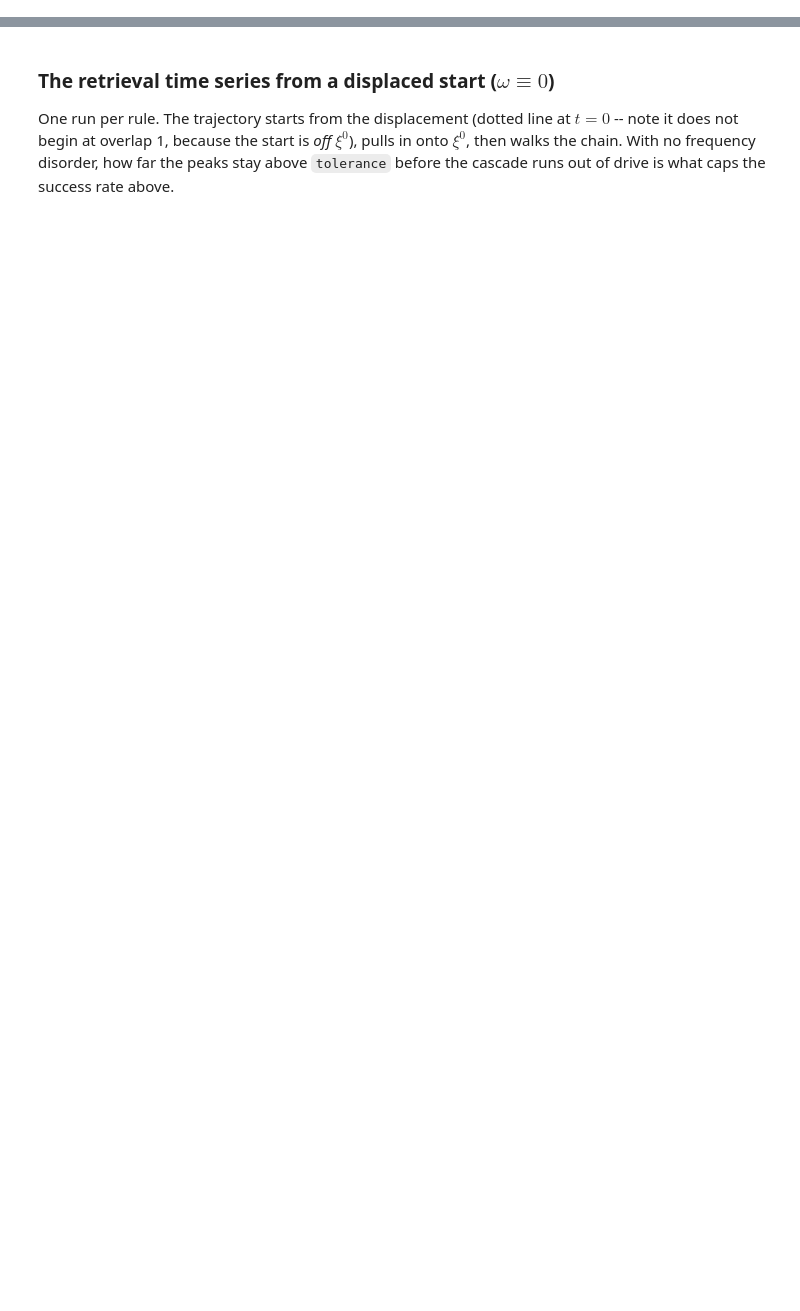
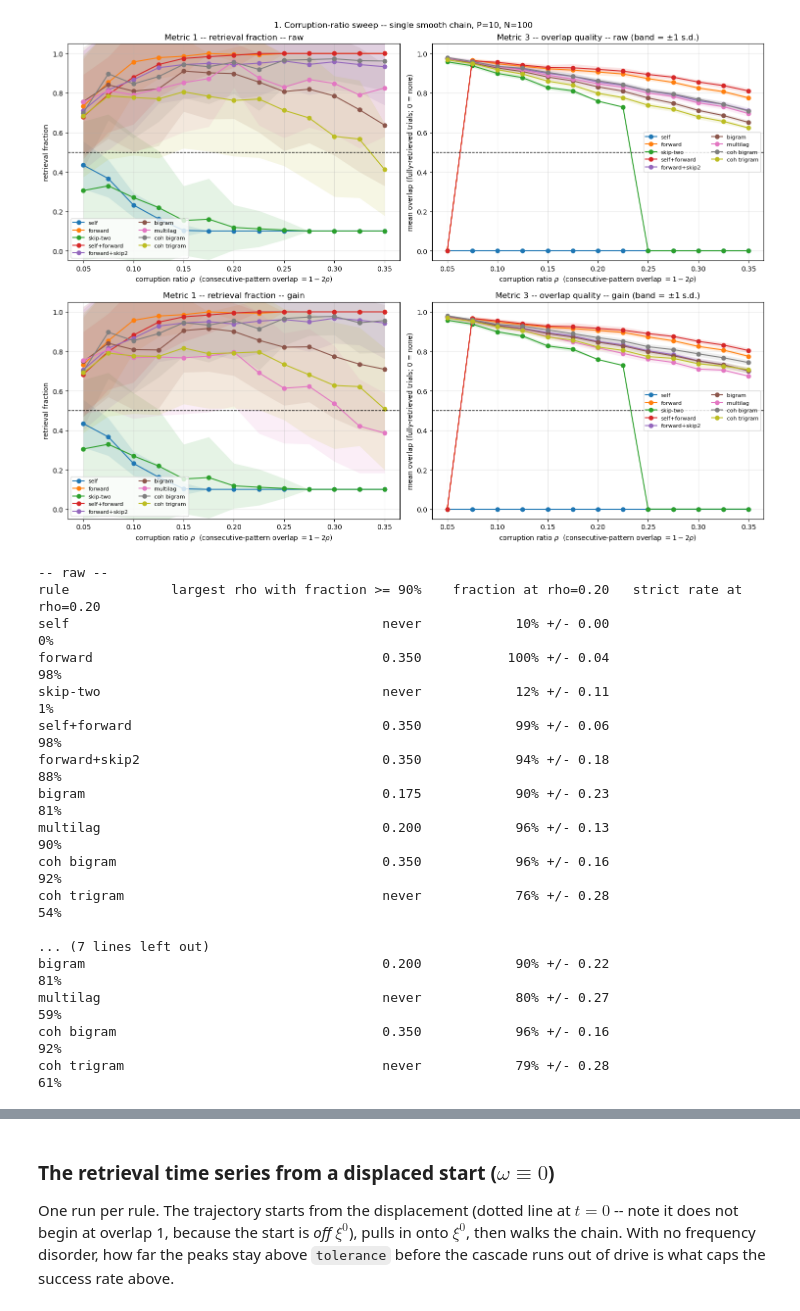
Before and after one commit to dvnrlv/Kuramoto-CD-DAM, a Jupyter notebook: kuramoto/hetero_learning/robustness_sweep.ipynb, the cells around one changed output, grey strips where cells are left out. Cells and saved outputs as stored; diff of their text form; code cells hidden in the pictures; blank space fills up the shorter version.

```diff
--- a/kuramoto/hetero_learning/robustness_sweep.ipynb
+++ b/kuramoto/hetero_learning/robustness_sweep.ipynb
@@ -973,0 +416,68 @@ Two edge cases in the intrinsic-frequency disorder `omega`:
+# %%
+CORRUPTION_SWEEP_RATES = np.linspace(0.05, 0.35, 13)
+
+corruption_results = {}
+for tag in ("raw", "gain"):
+    corruption_results[tag] = {}
+    for rho in CORRUPTION_SWEEP_RATES:
+        # the gain correction depends on rho, so rebuild the catalogue at each operating point
+        catalogue = (RAW_CATALOGUE if tag == "raw" else
+                     {name: kc.proportional_gain(rule, rho) for name, rule in RAW_CATALOGUE.items()})
+        corruption_results[tag][rho] = single_sequence_score_sweep(
+            catalogue, seq_len=SEQ_LEN, corruption_rate=rho, N=N, trials=SINGLE_SEQ_TRIALS)
+
+fig, axes = plt.subplots(2, 2, figsize=(15, 11))
+for row, tag in enumerate(("raw", "gain")):
+    for name in RAW_CATALOGUE:
+        band(axes[row, 0], CORRUPTION_SWEEP_RATES,
+             [corruption_results[tag][r][name]["retrieval_fraction"] for r in CORRUPTION_SWEEP_RATES],
+             [corruption_results[tag][r][name]["fraction_std"] for r in CORRUPTION_SWEEP_RATES],
+             label=name)
+        band(axes[row, 1], CORRUPTION_SWEEP_RATES,
+             [corruption_results[tag][r][name]["mean_overlap"] for r in CORRUPTION_SWEEP_RATES],
+             [corruption_results[tag][r][name]["overlap_std"] for r in CORRUPTION_SWEEP_RATES],
+             label=name)
+    axes[row, 0].axhline(0.5, color="k", ls="--", lw=1)
+    axes[row, 0].set_ylabel("retrieval fraction")
+    axes[row, 0].set_title(f"Metric 1 -- retrieval fraction -- {tag}")
+    axes[row, 1].axhline(CONFIG["tolerance"], color="k", ls="--", lw=1)
+    axes[row, 1].set_ylabel("mean overlap (fully-retrieved trials; 0 = none)")
+    axes[row, 1].set_title(f"Metric 3 -- overlap quality -- {tag} (band = $\\pm 1$ s.d.)")
+    for ax in axes[row]:
+        ax.set_xlabel(r"corruption ratio $\rho$  (consecutive-pattern overlap $= 1 - 2\rho$)")
+        ax.set_ylim(-0.05, 1.05); ax.legend(fontsize=8, ncol=2); ax.grid(alpha=0.3)
+fig.suptitle(f"1. Corruption-ratio sweep -- single smooth chain, P={SEQ_LEN + 1}, N={N}")
+plt.tight_layout(); plt.show()
+
+for tag in ("raw", "gain"):
+    print(f"-- {tag} --")
+    print(f"{'rule':<15}{'largest rho with fraction >= 90%':>34}{'fraction at rho=0.20':>24}"
+          f"{'strict rate at rho=0.20':>26}")
+    for name in RAW_CATALOGUE:
+        passing = [r for r in CORRUPTION_SWEEP_RATES
+                   if corruption_results[tag][r][name]["retrieval_fraction"] >= 0.9]
+        best = f"{max(passing):.3f}" if passing else "never"
+        near = min(CORRUPTION_SWEEP_RATES, key=lambda r: abs(r - 0.20))
+        at = corruption_results[tag][near][name]
+        frac = f"{at['retrieval_fraction']:.0%} +/- {at['fraction_std']:.2f}"
+        print(f"{name:<15}{best:>34}{frac:>24}{at['retrieval_rate']:>26.0%}")
+    print()
+# %% [output]
+[figure, added]
+-- raw --
+rule             largest rho with fraction >= 90%    fraction at rho=0.20   strict rate at rho=0.20
+self                                        never            10% +/- 0.00                        0%
+forward                                     0.350           100% +/- 0.04                       98%
+skip-two                                    never            12% +/- 0.11                        1%
+self+forward                                0.350            99% +/- 0.06                       98%
+forward+skip2                               0.350            94% +/- 0.18                       88%
+bigram                                      0.175            90% +/- 0.23                       81%
+multilag                                    0.200            96% +/- 0.13                       90%
+coh bigram                                  0.350            96% +/- 0.16                       92%
+coh trigram                                 never            76% +/- 0.28                       54%
+
+... (7 lines left out)
+bigram                                      0.200            90% +/- 0.22                       81%
+multilag                                    never            80% +/- 0.27                       59%
+coh bigram                                  0.350            96% +/- 0.16                       92%
+coh trigram                                 never            79% +/- 0.28                       61%
```
Also changed, not shown: parts of 55 cells of this notebook, 27 other files.
